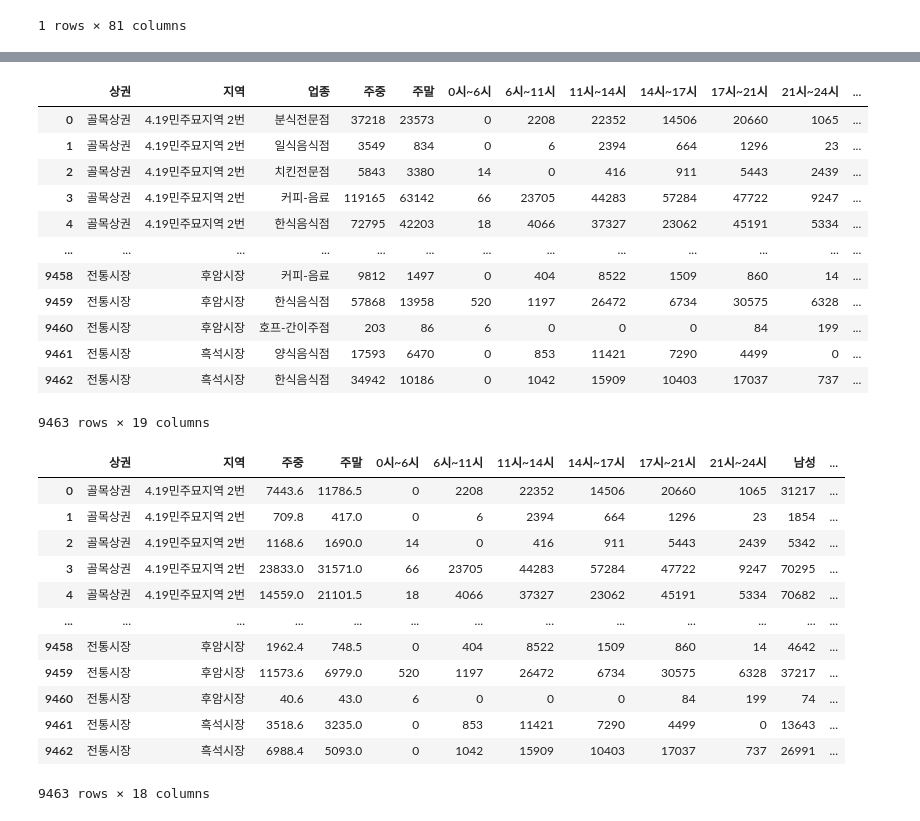
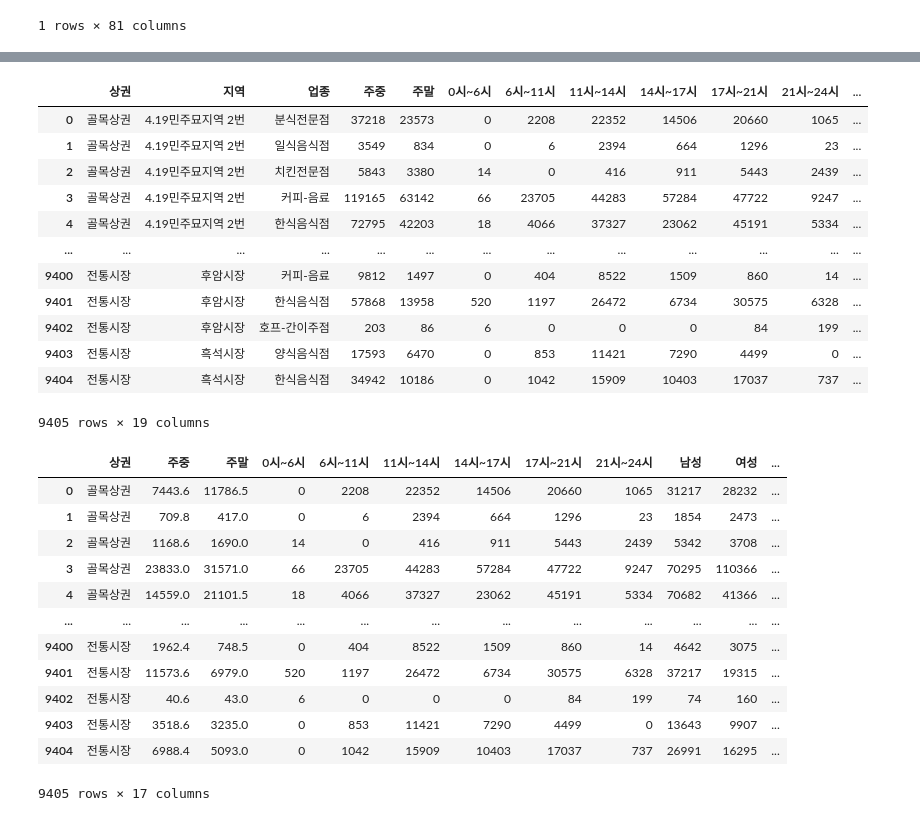
Before and after one commit to junhokim42/Python_study, a Jupyter notebook: Bigdata_training/Bigdata_analysis/Bigdata_project/Machinelearning.ipynb, the cells around one changed output, grey strips where cells are left out. Cells and saved outputs as stored; diff of their text form; code cells hidden in the pictures.

```diff
--- a/Bigdata_training/Bigdata_analysis/Bigdata_project/Machinelearning.ipynb
+++ b/Bigdata_training/Bigdata_analysis/Bigdata_project/Machinelearning.ipynb
@@ -26,9 +27,11 @@ df.head(1)
 
 food = df[df['분류']=='외식업']
 
+food = food[food['상권_구분_코드_명']!='관광특구']
+
 food = food[['상권_구분_코드_명', '상권_코드_명', '서비스_업종_코드_명', '주중_매출_건수', '주말_매출_건수',
              '시간대_건수~06_매출_건수', '시간대_건수~11_매출_건수', '시간대_건수~14_매출_건수', '시간대_건수~17_매출_건수', '시간대_건수~21_매출_건수', '시간대_건수~24_매출_건수',
              '남성_매출_건수', '여성_매출_건수',
              '연령대_10_매출_건수', '연령대_20_매출_건수', '연령대_30_매출_건수', '연령대_40_매출_건수','연령대_50_매출_건수', '연령대_60_이상_매출_건수' ]]
-food.info()
+food.head(1)
 # %% [output]
@@ -79,32 +67,33 @@ year_number
 | 3 | 골목상권 | 4.19민주묘지역 2번 | 커피-음료 | 119165 | 63142 | 66 | 23705 | 44283 | 57284 | 47722 | 9247 | ... |
 | 4 | 골목상권 | 4.19민주묘지역 2번 | 한식음식점 | 72795 | 42203 | 18 | 4066 | 37327 | 23062 | 45191 | 5334 | ... |
 | ... | ... | ... | ... | ... | ... | ... | ... | ... | ... | ... | ... | ... |
-| 9458 | 전통시장 | 후암시장 | 커피-음료 | 9812 | 1497 | 0 | 404 | 8522 | 1509 | 860 | 14 | ... |
-| 9459 | 전통시장 | 후암시장 | 한식음식점 | 57868 | 13958 | 520 | 1197 | 26472 | 6734 | 30575 | 6328 | ... |
-| 9460 | 전통시장 | 후암시장 | 호프-간이주점 | 203 | 86 | 6 | 0 | 0 | 0 | 84 | 199 | ... |
-| 9461 | 전통시장 | 흑석시장 | 양식음식점 | 17593 | 6470 | 0 | 853 | 11421 | 7290 | 4499 | 0 | ... |
-| 9462 | 전통시장 | 흑석시장 | 한식음식점 | 34942 | 10186 | 0 | 1042 | 15909 | 10403 | 17037 | 737 | ... |
+| 9400 | 전통시장 | 후암시장 | 커피-음료 | 9812 | 1497 | 0 | 404 | 8522 | 1509 | 860 | 14 | ... |
+| 9401 | 전통시장 | 후암시장 | 한식음식점 | 57868 | 13958 | 520 | 1197 | 26472 | 6734 | 30575 | 6328 | ... |
+| 9402 | 전통시장 | 후암시장 | 호프-간이주점 | 203 | 86 | 6 | 0 | 0 | 0 | 84 | 199 | ... |
+| 9403 | 전통시장 | 흑석시장 | 양식음식점 | 17593 | 6470 | 0 | 853 | 11421 | 7290 | 4499 | 0 | ... |
+| 9404 | 전통시장 | 흑석시장 | 한식음식점 | 34942 | 10186 | 0 | 1042 | 15909 | 10403 | 17037 | 737 | ... |
-9463 rows × 19 columns
+9405 rows × 19 columns
 # %%
+
 # 주중/5, 주말/2
 year_number['주중'] = year_number['주중']/5
 year_number['주말'] = year_number['주말']/2
-year_number= year_number.drop(columns = ['업종'])
+year_number= year_number.drop(columns = ['업종','지역'])
 year_number
 # %% [output]
-|  | 상권 | 지역 | 주중 | 주말 | 0시~6시 | 6시~11시 | 11시~14시 | 14시~17시 | 17시~21시 | 21시~24시 | 남성 | ... |
-| 0 | 골목상권 | 4.19민주묘지역 2번 | 7443.6 | 11786.5 | 0 | 2208 | 22352 | 14506 | 20660 | 1065 | 31217 | ... |
-| 1 | 골목상권 | 4.19민주묘지역 2번 | 709.8 | 417.0 | 0 | 6 | 2394 | 664 | 1296 | 23 | 1854 | ... |
-| 2 | 골목상권 | 4.19민주묘지역 2번 | 1168.6 | 1690.0 | 14 | 0 | 416 | 911 | 5443 | 2439 | 5342 | ... |
-| 3 | 골목상권 | 4.19민주묘지역 2번 | 23833.0 | 31571.0 | 66 | 23705 | 44283 | 57284 | 47722 | 9247 | 70295 | ... |
-| 4 | 골목상권 | 4.19민주묘지역 2번 | 14559.0 | 21101.5 | 18 | 4066 | 37327 | 23062 | 45191 | 5334 | 70682 | ... |
+|  | 상권 | 주중 | 주말 | 0시~6시 | 6시~11시 | 11시~14시 | 14시~17시 | 17시~21시 | 21시~24시 | 남성 | 여성 | ... |
+| 0 | 골목상권 | 7443.6 | 11786.5 | 0 | 2208 | 22352 | 14506 | 20660 | 1065 | 31217 | 28232 | ... |
+| 1 | 골목상권 | 709.8 | 417.0 | 0 | 6 | 2394 | 664 | 1296 | 23 | 1854 | 2473 | ... |
+| 2 | 골목상권 | 1168.6 | 1690.0 | 14 | 0 | 416 | 911 | 5443 | 2439 | 5342 | 3708 | ... |
+| 3 | 골목상권 | 23833.0 | 31571.0 | 66 | 23705 | 44283 | 57284 | 47722 | 9247 | 70295 | 110366 | ... |
+| 4 | 골목상권 | 14559.0 | 21101.5 | 18 | 4066 | 37327 | 23062 | 45191 | 5334 | 70682 | 41366 | ... |
 | ... | ... | ... | ... | ... | ... | ... | ... | ... | ... | ... | ... | ... |
-| 9458 | 전통시장 | 후암시장 | 1962.4 | 748.5 | 0 | 404 | 8522 | 1509 | 860 | 14 | 4642 | ... |
-| 9459 | 전통시장 | 후암시장 | 11573.6 | 6979.0 | 520 | 1197 | 26472 | 6734 | 30575 | 6328 | 37217 | ... |
-| 9460 | 전통시장 | 후암시장 | 40.6 | 43.0 | 6 | 0 | 0 | 0 | 84 | 199 | 74 | ... |
-| 9461 | 전통시장 | 흑석시장 | 3518.6 | 3235.0 | 0 | 853 | 11421 | 7290 | 4499 | 0 | 13643 | ... |
-| 9462 | 전통시장 | 흑석시장 | 6988.4 | 5093.0 | 0 | 1042 | 15909 | 10403 | 17037 | 737 | 26991 | ... |
+| 9400 | 전통시장 | 1962.4 | 748.5 | 0 | 404 | 8522 | 1509 | 860 | 14 | 4642 | 3075 | ... |
+| 9401 | 전통시장 | 11573.6 | 6979.0 | 520 | 1197 | 26472 | 6734 | 30575 | 6328 | 37217 | 19315 | ... |
+| 9402 | 전통시장 | 40.6 | 43.0 | 6 | 0 | 0 | 0 | 84 | 199 | 74 | 160 | ... |
+| 9403 | 전통시장 | 3518.6 | 3235.0 | 0 | 853 | 11421 | 7290 | 4499 | 0 | 13643 | 9907 | ... |
+| 9404 | 전통시장 | 6988.4 | 5093.0 | 0 | 1042 | 15909 | 10403 | 17037 | 737 | 26991 | 16295 | ... |
-9463 rows × 18 columns
+9405 rows × 17 columns
 # %%
 #시간대로 나눠주기
 year_number['0시~6시'] = year_number['0시~6시']/6
```
Also changed, not shown: parts of 23 cells of this notebook, 2 other files.
